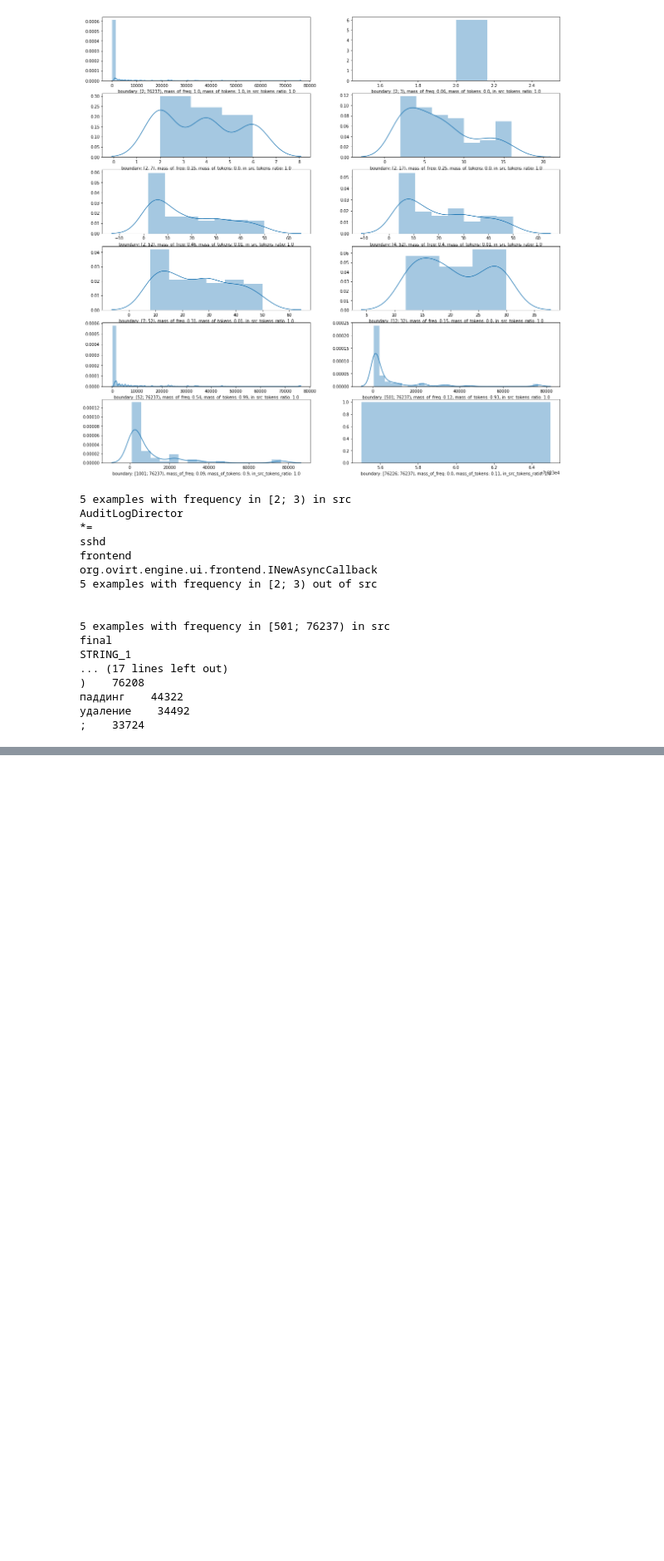
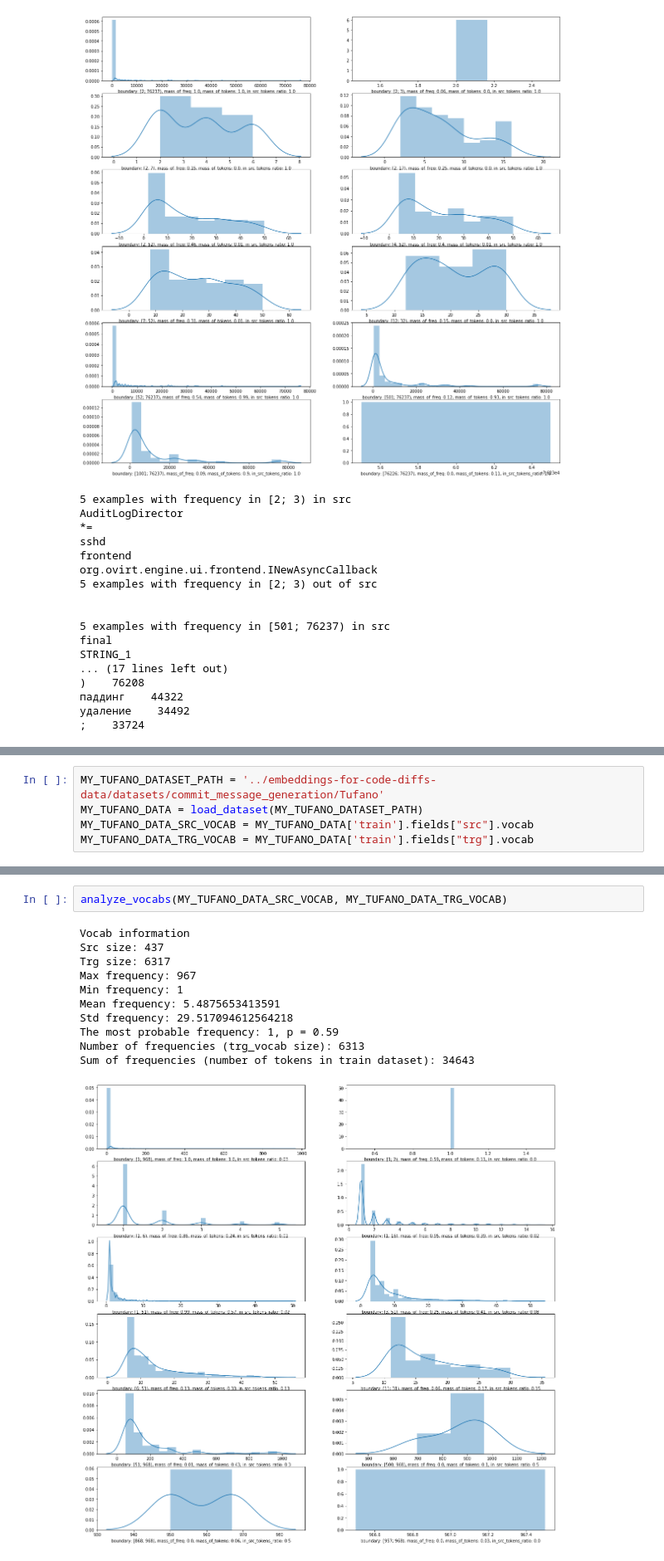
Before and after one commit to JetBrains-Research/embeddings-for-code-diffs, a Jupyter notebook: Jiang_dataset_analysis.ipynb, the cells around one changed output, grey strips where cells are left out. Shown at 83% size. Drawn from its saved outputs; the diff is of its cells as text; blank space fills up the shorter version.

```diff
--- a/Jiang_dataset_analysis.ipynb
+++ b/Jiang_dataset_analysis.ipynb
@@ -740,0 +795,5 @@ STRING_1
+# %%
+MY_TUFANO_DATASET_PATH = '../embeddings-for-code-diffs-data/datasets/commit_message_generation/Tufano'
+MY_TUFANO_DATA = load_dataset(MY_TUFANO_DATASET_PATH)
+MY_TUFANO_DATA_SRC_VOCAB = MY_TUFANO_DATA['train'].fields["src"].vocab
+MY_TUFANO_DATA_TRG_VOCAB = MY_TUFANO_DATA['train'].fields["trg"].vocab
@@ -740,0 +818,14 @@ STRING_1
+# %%
+analyze_vocabs(MY_TUFANO_DATA_SRC_VOCAB, MY_TUFANO_DATA_TRG_VOCAB)
+# %% [output]
+Vocab information
+Src size: 437
+Trg size: 6317
+Max frequency: 967
+Min frequency: 1
+Mean frequency: 5.4875653413591
+Std frequency: 29.517094612564218
+The most probable frequency: 1, p = 0.59
+Number of frequencies (trg_vocab size): 6313
+Sum of frequencies (number of tokens in train dataset): 34643
+[figure, added]
```
Also changed, not shown: parts of 5 cells of this notebook, 2 other files.
